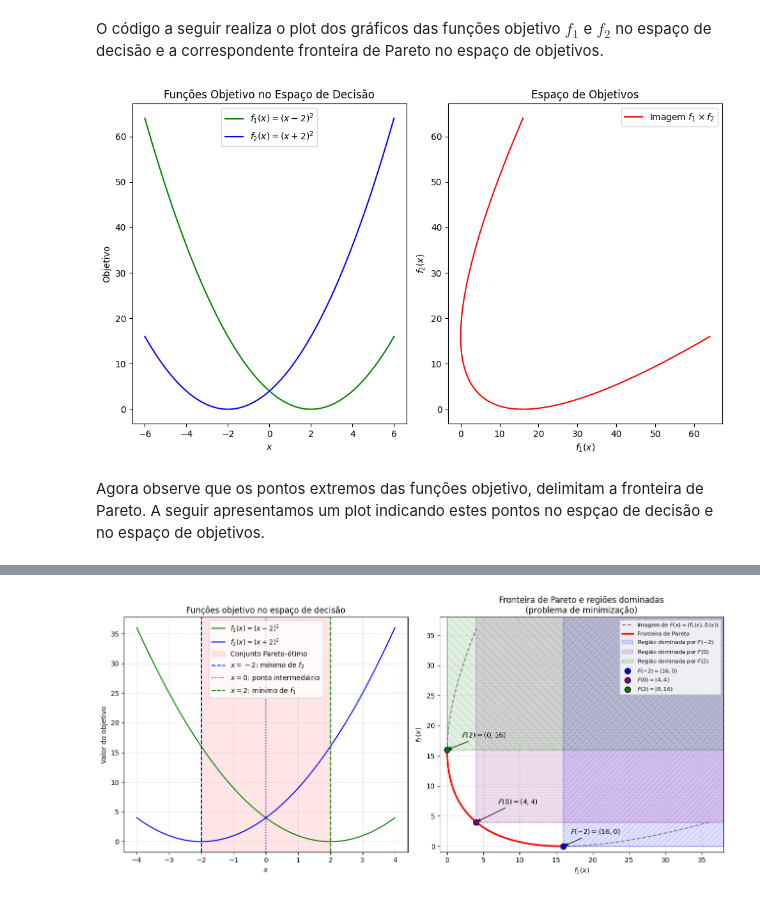
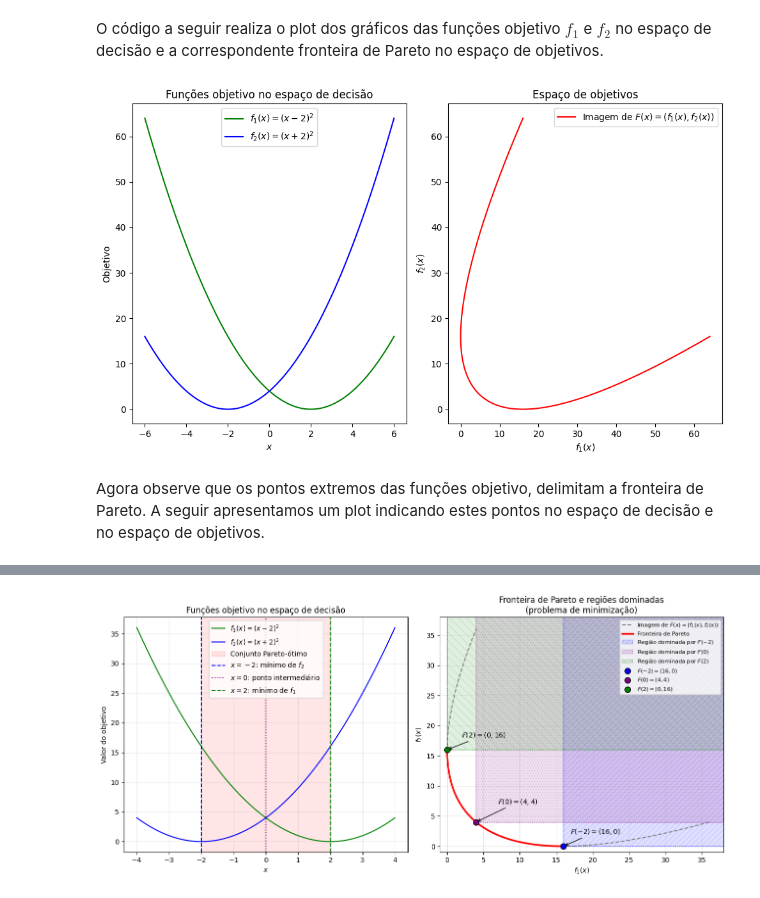
Before and after one commit to JunioCesarFerreira/NSGA-Studies, a Jupyter notebook: notebooks/1-introducao.ipynb, the cells around one changed output, grey strips where cells are left out. Drawn from its saved outputs; the diff is of its cells as text; code cells hidden in the pictures.

```diff
--- a/notebooks/1-introducao.ipynb
+++ b/notebooks/1-introducao.ipynb
@@ -97,45 +130,32 @@ com $f_1: X \to \mathbb{R}$ e $f_2: X \to \mathbb{R}$. Em termos de notação, o
 # %% [markdown]
 O código a seguir realiza o plot dos gráficos das funções objetivo $f_1$ e $f_2$ no espaço de decisão e a correspondente fronteira de Pareto no espaço de objetivos.
 # %%
-import numpy as np
-import matplotlib.pyplot as plt
+# f1, f2 e o domínio já foram definidos na célula de configuração.
+x = np.linspace(-6, 6, 500)
 
-# Definindo as funções objetivo
-def f1(x):
-    return (x - 2)**2
-
-def f2(x):
-    return (x + 2)**2
-
-x = np.linspace(-6, 6, 500)
-f1_vals = f1(x)
-f2_vals = f2(x)
-
-
-# Plotando os gráficos
 plt.figure(figsize=(10, 6))
 
-# Curva de Pareto no espaço de decisão (x)
+# Funções objetivo no espaço de decisão
 plt.subplot(1, 2, 1)
-plt.plot(x, f1_vals, label='$f_1(x) = (x-2)^2$', color='green')
-plt.plot(x, f2_vals, label='$f_2(x) = (x+2)^2$', color='blue')
-plt.title("Funções Objetivo no Espaço de Decisão")
+plt.plot(x, f1(x), label="$f_1(x) = (x-2)^2$", color="green")
+plt.plot(x, f2(x), label="$f_2(x) = (x+2)^2$", color="blue")
+plt.title("Funções objetivo no espaço de decisão")
 plt.xlabel("$x$")
 plt.ylabel("Objetivo")
 plt.legend()
 
-# Fronteira de Pareto no espaço de objetivos
+# Imagem de F no espaço de objetivos
 plt.subplot(1, 2, 2)
-plt.plot(f1_vals, f2_vals, label='Imagem $f_1\\times f_2$', color='red')
-plt.title("Espaço de Objetivos")
+plt.plot(f1(x), f2(x), label=r"Imagem de $F(x)=(f_1(x),f_2(x))$", color="red")
+plt.title("Espaço de objetivos")
 plt.xlabel("$f_1(x)$")
 plt.ylabel("$f_2(x)$")
 plt.legend()
 
 plt.tight_layout()
 plt.show()
 # %% [output]
-[figure, old version]
+[figure, new version]
 # %% [markdown]
-Agora observe que os pontos extremos das funções objetivo, delimitam a fronteira de Pareto. A seguir apresentamos um plot indicando estes pontos no espçao de decisão e no espaço de  objetivos.
+Agora observe que os pontos extremos das funções objetivo, delimitam a fronteira de Pareto. A seguir apresentamos um plot indicando estes pontos no espaço de decisão e no espaço de objetivos.
 # %%
```
Also changed, not shown: parts of 27 cells of this notebook.
